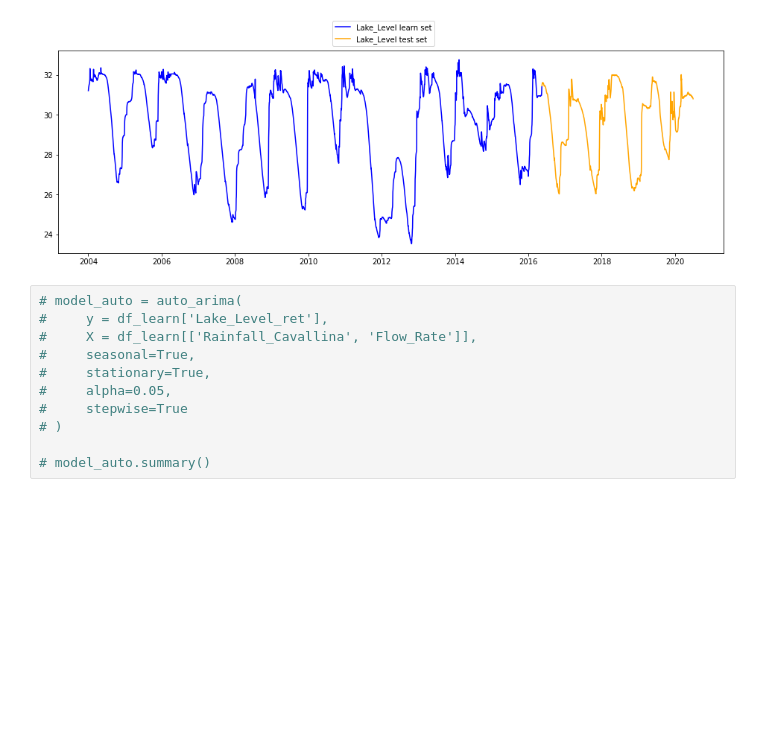
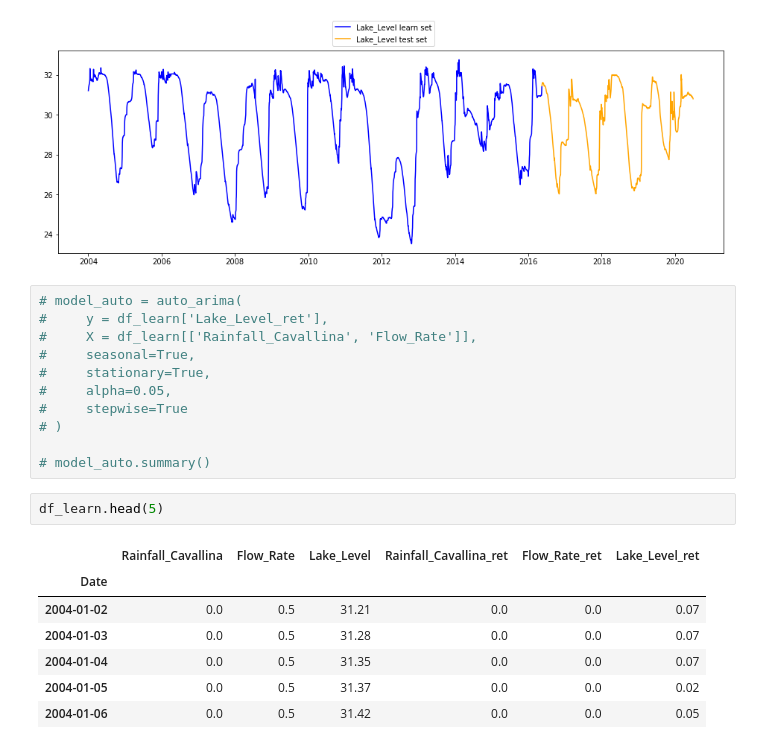
Before and after one commit to KlemenKozelj/master_thesis, a Jupyter notebook: 02_Lake_Bilancino_Time_Series.ipynb, the cells around one changed output. Drawn from its saved outputs; the diff is of its cells as text; blank space fills up the shorter version.

```diff
--- a/02_Lake_Bilancino_Time_Series.ipynb
+++ b/02_Lake_Bilancino_Time_Series.ipynb
@@ -250,5 +250,15 @@ Date
 # )
 
 # model_auto.summary()
+# %%
+df_learn.head(5)
+# %% [output]
+|  | Rainfall_Cavallina | Flow_Rate | Lake_Level | Rainfall_Cavallina_ret | Flow_Rate_ret | Lake_Level_ret |
+| Date |  |  |  |  |  |  |
+| 2004-01-02 | 0.0 | 0.5 | 31.21 | 0.0 | 0.0 | 0.07 |
+| 2004-01-03 | 0.0 | 0.5 | 31.28 | 0.0 | 0.0 | 0.07 |
+| 2004-01-04 | 0.0 | 0.5 | 31.35 | 0.0 | 0.0 | 0.07 |
+| 2004-01-05 | 0.0 | 0.5 | 31.37 | 0.0 | 0.0 | 0.02 |
+| 2004-01-06 | 0.0 | 0.5 | 31.42 | 0.0 | 0.0 | 0.05 |
 # %%
 model = SARIMAX(
```
Also changed, not shown: parts of 1 cell of this notebook.
